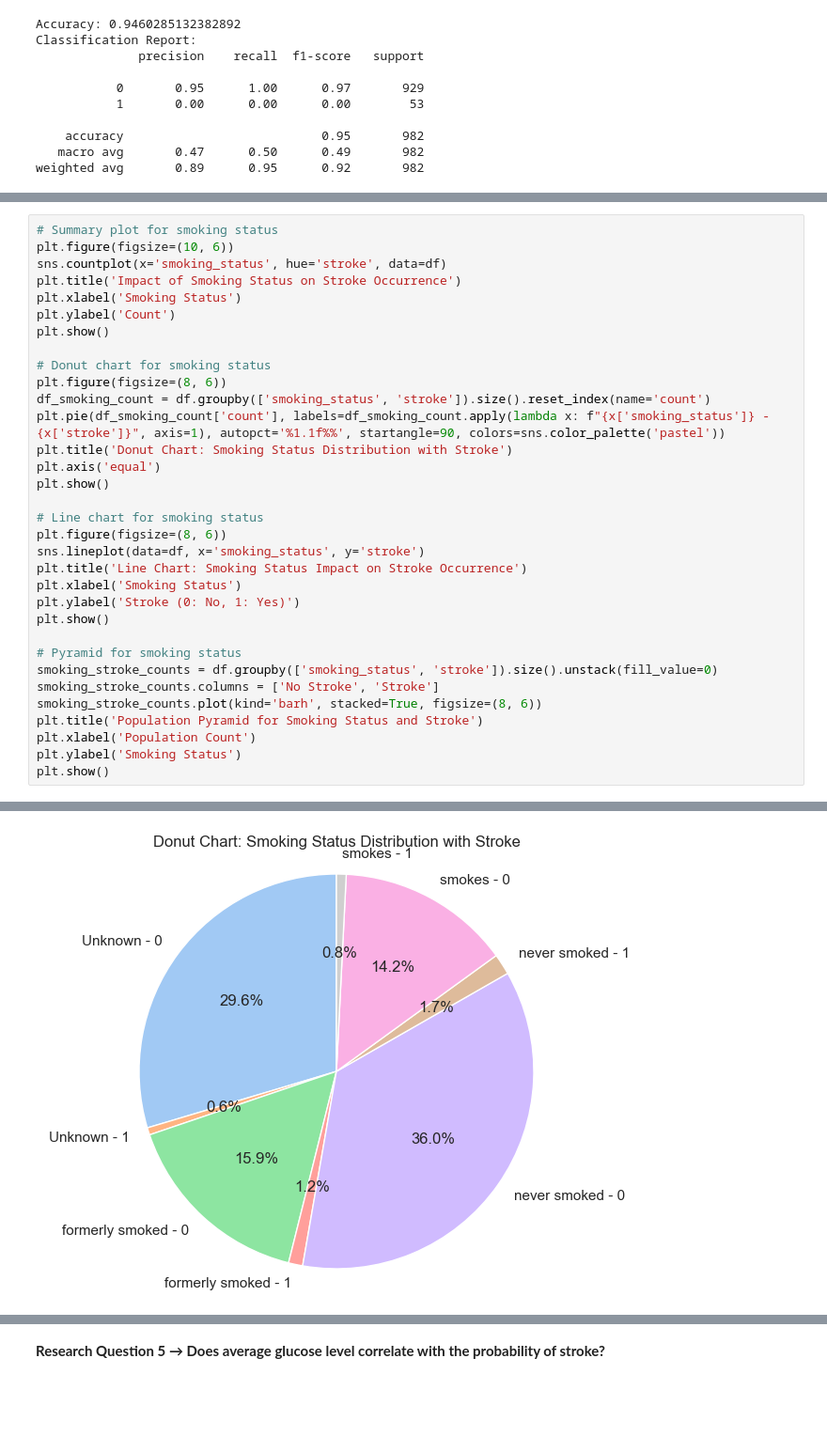
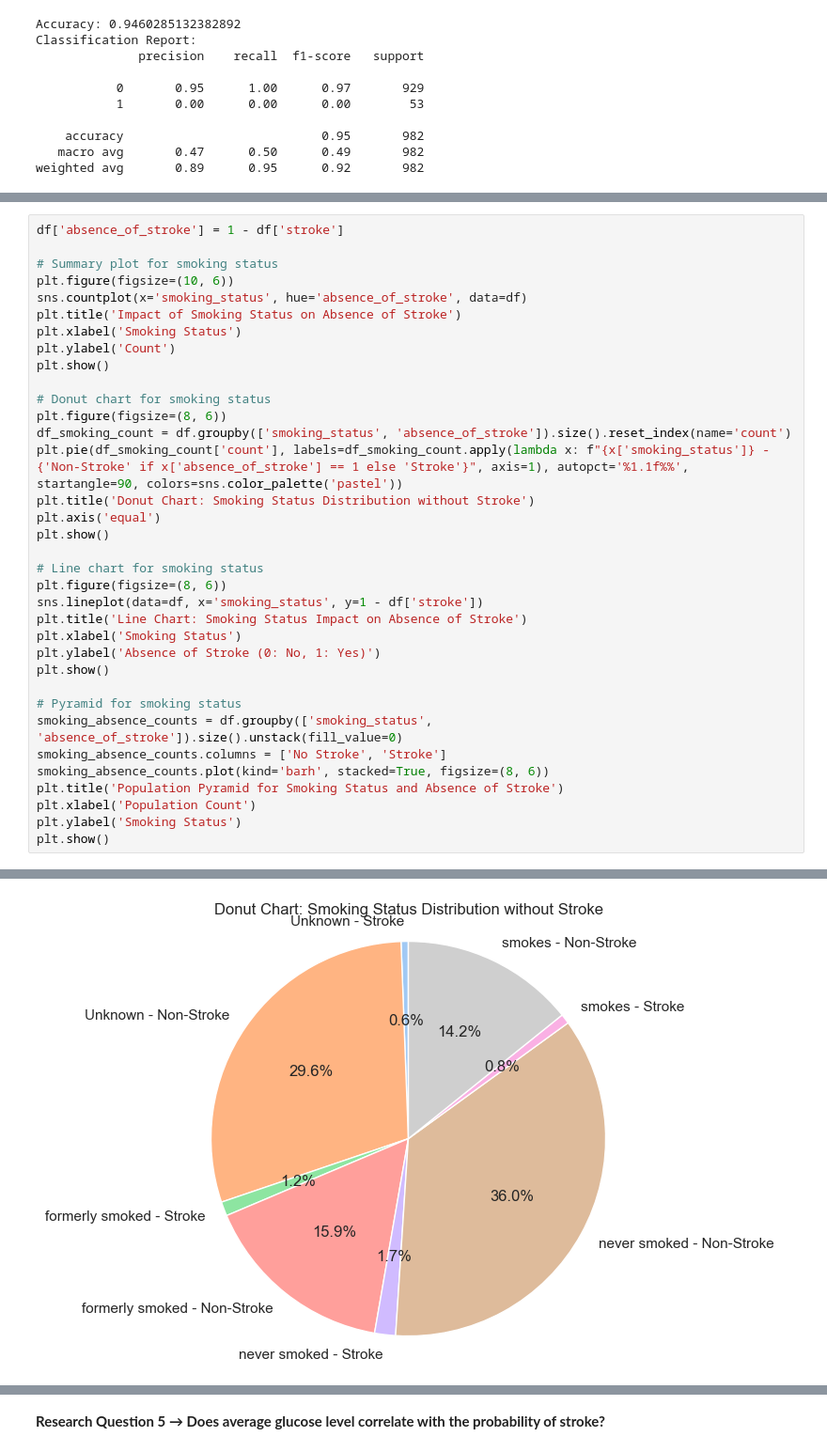
Before and after one commit to zen-0wl/XAl-on-healthcare-diagnostics, a Jupyter notebook: feature-selection.ipynb, the cells around one changed output, grey strips where cells are left out. Shown at 94% size. Saved outputs shown, nothing was run; the diff lists cells and outputs as text; blank space fills up the shorter version.

```diff
--- a/feature-selection.ipynb
+++ b/feature-selection.ipynb
@@ -481,35 +484,37 @@ Classification Report:
    macro avg       0.47      0.50      0.49       982
 weighted avg       0.89      0.95      0.92       982
 # %%
+df['absence_of_stroke'] = 1 - df['stroke']
+
 # Summary plot for smoking status
 plt.figure(figsize=(10, 6))
-sns.countplot(x='smoking_status', hue='stroke', data=df)
-plt.title('Impact of Smoking Status on Stroke Occurrence')
+sns.countplot(x='smoking_status', hue='absence_of_stroke', data=df)
+plt.title('Impact of Smoking Status on Absence of Stroke')
 plt.xlabel('Smoking Status')
 plt.ylabel('Count')
 plt.show()
 
 # Donut chart for smoking status
 plt.figure(figsize=(8, 6))
-df_smoking_count = df.groupby(['smoking_status', 'stroke']).size().reset_index(name='count')
-plt.pie(df_smoking_count['count'], labels=df_smoking_count.apply(lambda x: f"{x['smoking_status']} - {x['stroke']}", axis=1), autopct='%1.1f%%', startangle=90, colors=sns.color_palette('pastel'))
-plt.title('Donut Chart: Smoking Status Distribution with Stroke')
+df_smoking_count = df.groupby(['smoking_status', 'absence_of_stroke']).size().reset_index(name='count')
+plt.pie(df_smoking_count['count'], labels=df_smoking_count.apply(lambda x: f"{x['smoking_status']} - {'Non-Stroke' if x['absence_of_stroke'] == 1 else 'Stroke'}", axis=1), autopct='%1.1f%%', startangle=90, colors=sns.color_palette('pastel'))
+plt.title('Donut Chart: Smoking Status Distribution without Stroke')
 plt.axis('equal')
 plt.show()
 
 # Line chart for smoking status
 plt.figure(figsize=(8, 6))
-sns.lineplot(data=df, x='smoking_status', y='stroke')
-plt.title('Line Chart: Smoking Status Impact on Stroke Occurrence')
+sns.lineplot(data=df, x='smoking_status', y=1 - df['stroke'])
+plt.title('Line Chart: Smoking Status Impact on Absence of Stroke')
 plt.xlabel('Smoking Status')
-plt.ylabel('Stroke (0: No, 1: Yes)')
+plt.ylabel('Absence of Stroke (0: No, 1: Yes)')
 plt.show()
 
 # Pyramid for smoking status
-smoking_stroke_counts = df.groupby(['smoking_status', 'stroke']).size().unstack(fill_value=0)
-smoking_stroke_counts.columns = ['No Stroke', 'Stroke']
-smoking_stroke_counts.plot(kind='barh', stacked=True, figsize=(8, 6))
-plt.title('Population Pyramid for Smoking Status and Stroke')
+smoking_absence_counts = df.groupby(['smoking_status', 'absence_of_stroke']).size().unstack(fill_value=0)
+smoking_absence_counts.columns = ['No Stroke', 'Stroke']
+smoking_absence_counts.plot(kind='barh', stacked=True, figsize=(8, 6))
+plt.title('Population Pyramid for Smoking Status and Absence of Stroke')
 plt.xlabel('Population Count')
 plt.ylabel('Smoking Status')
 plt.show()
@@ -518 +523 @@ plt.show()
-[figure, old version]
+[figure, new version]
```
Also changed, not shown: parts of 26 cells of this notebook.
